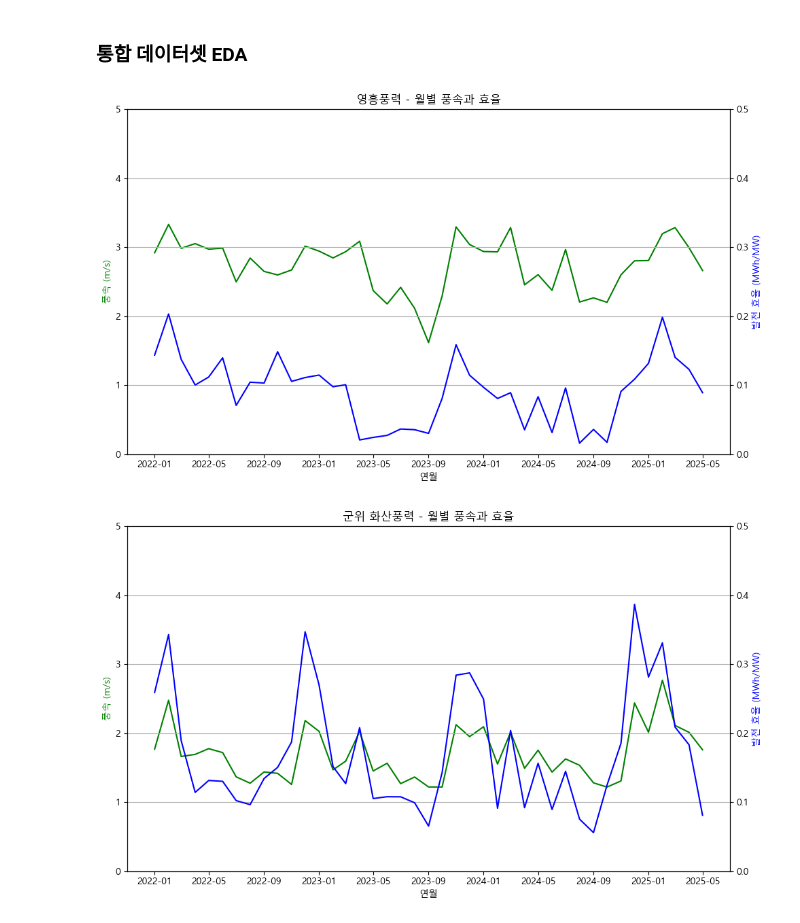
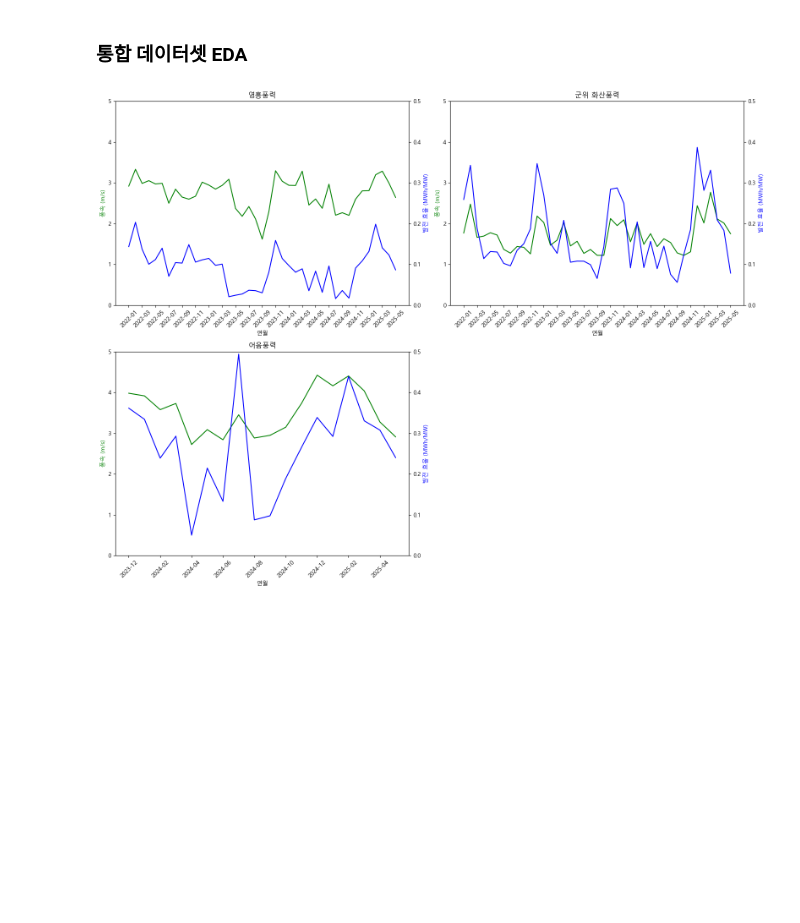
Before and after one commit to seoyoung7879/predict_energy, a Jupyter notebook: 경국/기상청/add_weather_wind.ipynb, the cells around one changed output. Cells and saved outputs as stored; diff of their text form; code cells hidden in the pictures; blank space fills up the shorter version.

```diff
--- a/경국/기상청/add_weather_wind.ipynb
+++ b/경국/기상청/add_weather_wind.ipynb
@@ -627,49 +627,64 @@ df_merged.to_csv('df_merged_wind_final.csv', index=False, encoding='utf-8-sig')
 # %%
 import pandas as pd
 import matplotlib.pyplot as plt
+
+import math
+
+# 발전소 목록
+plants = df_merged['발전구분'].unique()
+cols = 2
+rows = math.ceil(len(plants) / cols)
+fig, axes = plt.subplots(rows, cols, figsize=(16, 6 * rows))
+axes = axes.flatten()
 
 # 1. 연월 처리
 df_merged['일자'] = pd.to_datetime(df_merged['일자'], errors='coerce')
 df_merged['연월'] = df_merged['일자'].dt.to_period('M').astype(str)
 df_merged['효율'] = df_merged['발전량(kWh)'] / df_merged['설비용량(MW)'] / 1000  # ⚠️ 1000으로 나눔
 df_merged = df_merged.dropna(subset=['효율', '풍속(m/s)', '연월', '발전구분'])
 
 # 고정된 y축 범위 설정
 풍속_min, 풍속_max = 0, 5
 효율_min, 효율_max = 0, 0.5  # ⚠️ 효율 y축도 0~5로 조정
 
 # 발전소 목록
 plants = df_merged['발전구분'].unique()
 
-# 3. 발전소별 그래프
-for plant in plants:
+for i, plant in enumerate(plants):
     sub = df_merged[df_merged['발전구분'] == plant]
     if sub.empty:
         continue
 
     monthly = sub.groupby('연월')[['풍속(m/s)', '효율']].mean().reset_index()
     monthly['연월'] = pd.to_datetime(monthly['연월'])
-    monthly = monthly.sort_values('연월')
+    monthly = monthly.sort_values('연월').reset_index(drop=True)
 
-    fig, ax1 = plt.subplots(figsize=(10, 6))
-
+    ax1 = axes[i]
     ax2 = ax1.twinx()
 
-    ax1.plot(monthly['연월'], monthly['풍속(m/s)'], 'g-', label='풍속 (m/s)')
-    ax2.plot(monthly['연월'], monthly['효율'], 'b-', label='발전 효율 (MWh/MW)')
+    ax1.plot(monthly.index, monthly['풍속(m/s)'], 'g-')
+    ax2.plot(monthly.index, monthly['효율'], 'b-')
+
+    tick_interval = 2
+    ticks = list(range(0, len(monthly), tick_interval))
+    tick_labels = monthly['연월'].dt.strftime('%Y-%m')[ticks]
+    ax1.set_xticks(ticks)
+    ax1.set_xticklabels(tick_labels, rotation=45)
 
     ax1.set_xlabel('연월')
     ax1.set_ylabel('풍속 (m/s)', color='g')
-    ax2.set_ylabel('발전 효율 (MWh/MW)', color='b')  # 단위도 반영
+    ax2.set_ylabel('발전 효율 (MWh/MW)', color='b')
 
     ax1.set_ylim(풍속_min, 풍속_max)
     ax2.set_ylim(효율_min, 효율_max)
+    ax1.set_title(f'{plant}')
 
-    plt.title(f'{plant} - 월별 풍속과 효율')
-    plt.grid(True)
-    plt.tight_layout()
-    plt.xticks(rotation=45)
-    plt.show()
+# 남는 subplot 제거
+for j in range(i + 1, len(axes)):
+    fig.delaxes(axes[j])
+
+plt.tight_layout()
+plt.savefig('wind_풍속-발전효율_ALL.png', dpi=300)
+plt.show()
 # %% [output]
-[figure, old version]
+[figure, new version]
-[figure, removed]
```
Also changed, not shown: parts of 1 cell of this notebook, 6 other files.
